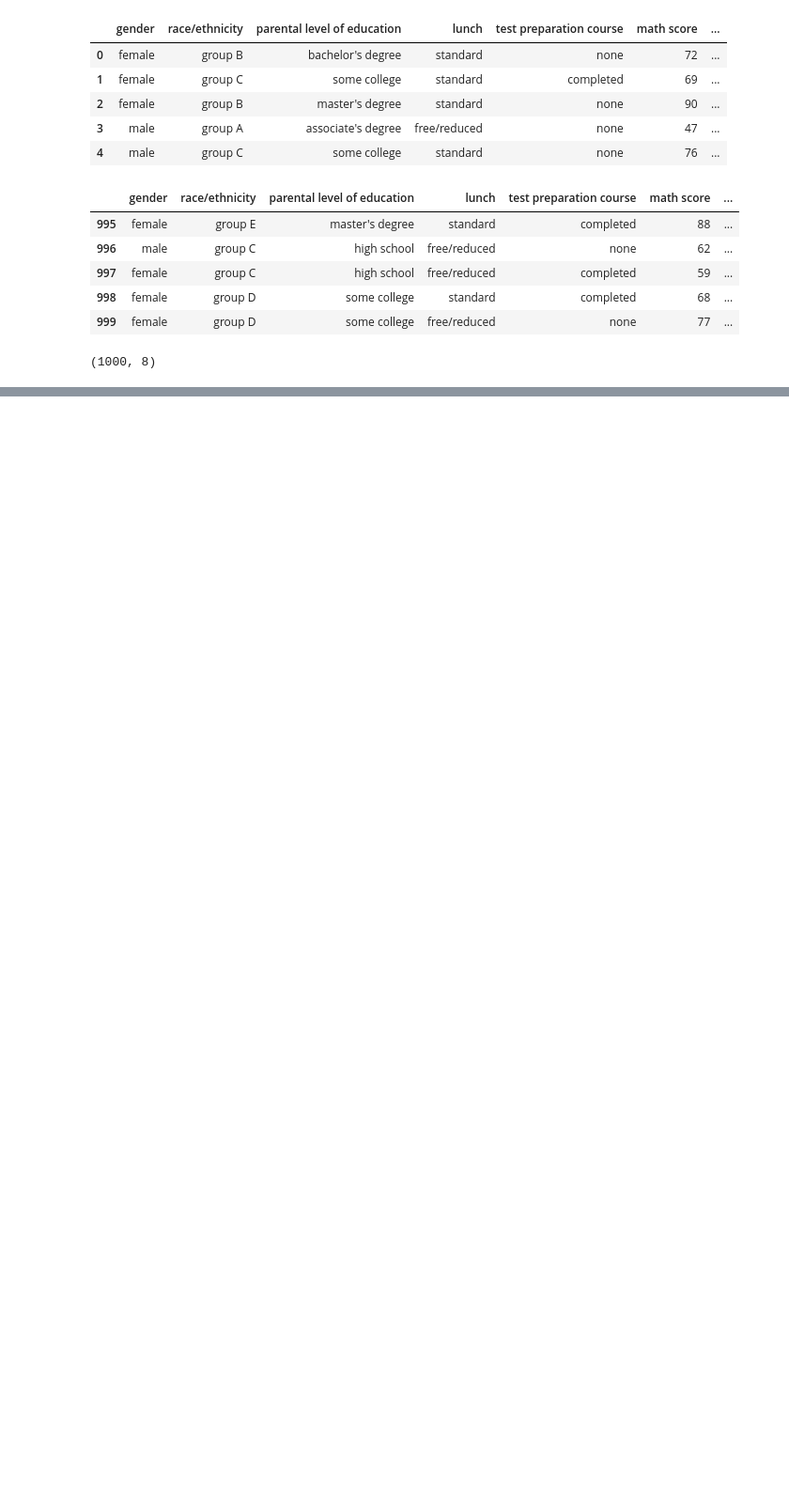
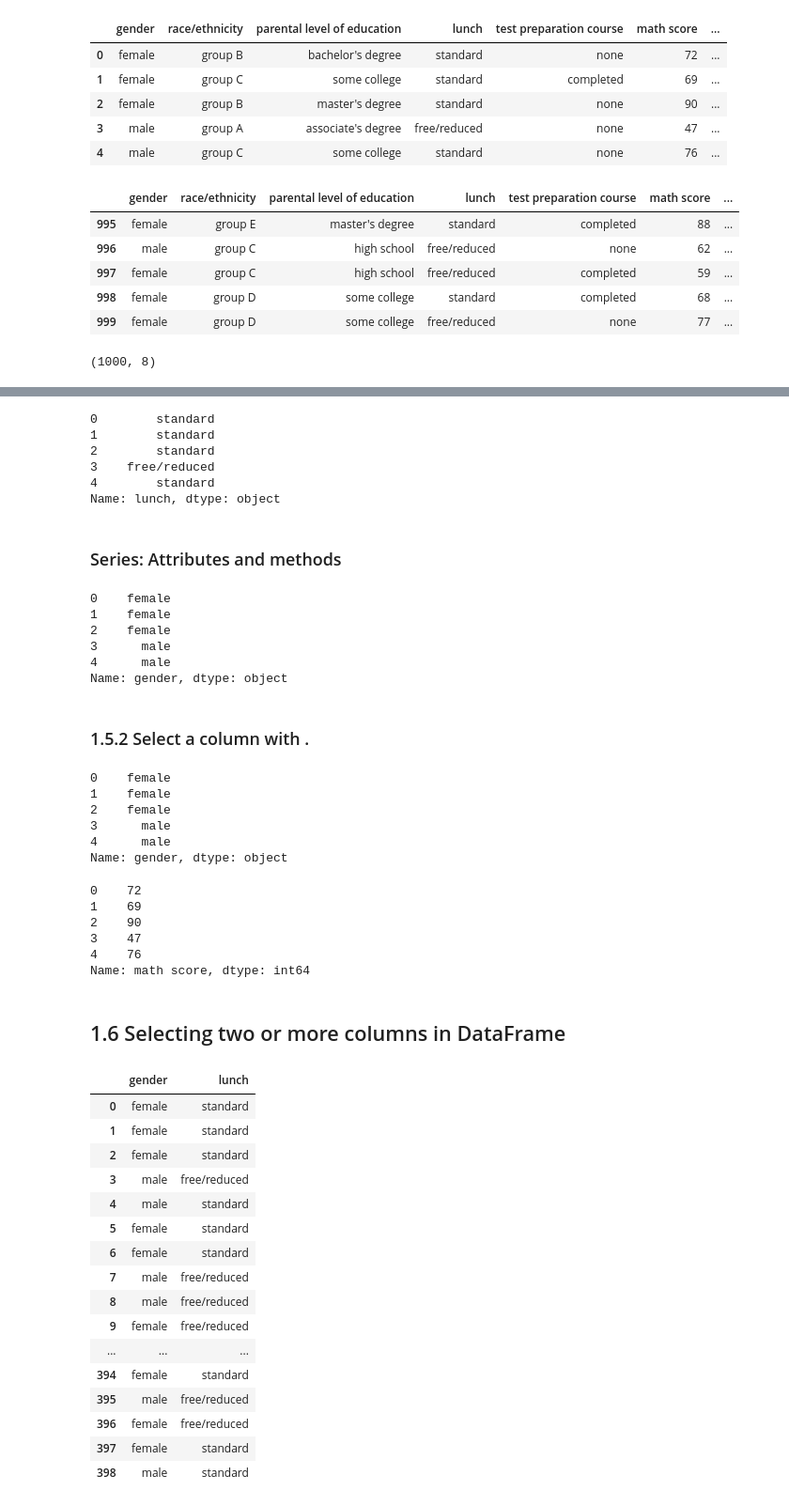
Before and after one commit to blu3-bird/Pandas-and-Numpy, a Jupyter notebook: introduction/index.ipynb, the cells around one changed output, grey strips where cells are left out. Shown at 94% size. Saved outputs shown, nothing was run; the diff lists cells and outputs as text; code cells hidden in the pictures; blank space fills up the shorter version.

```diff
--- a/introduction/index.ipynb
+++ b/introduction/index.ipynb
@@ -83,0 +223,71 @@ df_exams
+# %%
+# Syntax = df['col name']
+df_exams['lunch'].head()
+# %% [output]
+0        standard
+1        standard
+2        standard
+3    free/reduced
+4        standard
+Name: lunch, dtype: object
+# %% [markdown]
+###  Series: Attributes and methods
+# %%
+df_exams['gender'].index
+df_exams['gender'].head()
+# %% [output]
+0    female
+1    female
+2    female
+3      male
+4      male
+Name: gender, dtype: object
+# %% [markdown]
+### 1.5.2 Select a column with .
+# %%
+# Sytax = df.colName
+df_exams.gender.head()
+# %% [output]
+0    female
+1    female
+2    female
+3      male
+4      male
+Name: gender, dtype: object
+# %%
+# Select a column with . (pitfalls)
+# for the column name like Math Score we have to use [] method
+
+df_exams['math score'].head()
+# %% [output]
+0    72
+1    69
+2    90
+3    47
+4    76
+Name: math score, dtype: int64
+# %% [markdown]
+## 1.6 Selecting two or more columns in DataFrame
+# %%
+# Select 2 columns using [[]]
+df_exams[['gender', 'lunch']]
+
+# syntax = df[['column name', 'column name', 'column name']]
+# %% [output]
+|  | gender | lunch |
+| 0 | female | standard |
+| 1 | female | standard |
+| 2 | female | standard |
+| 3 | male | free/reduced |
+| 4 | male | standard |
+| 5 | female | standard |
+| 6 | female | standard |
+| 7 | male | free/reduced |
+| 8 | male | free/reduced |
+| 9 | female | free/reduced |
+| ... | ... | ... |
+| 394 | female | standard |
+| 395 | male | free/reduced |
+| 396 | female | free/reduced |
+| 397 | female | standard |
+| 398 | male | standard |
```
Also changed, not shown: parts of 56 cells of this notebook.
